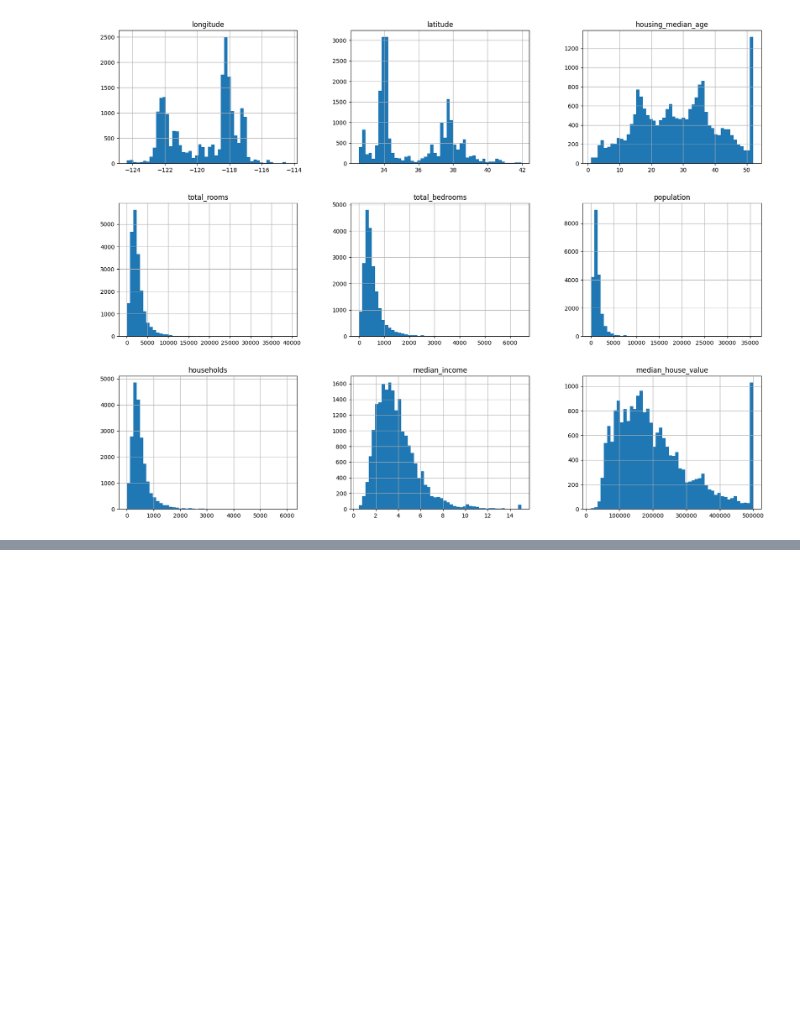
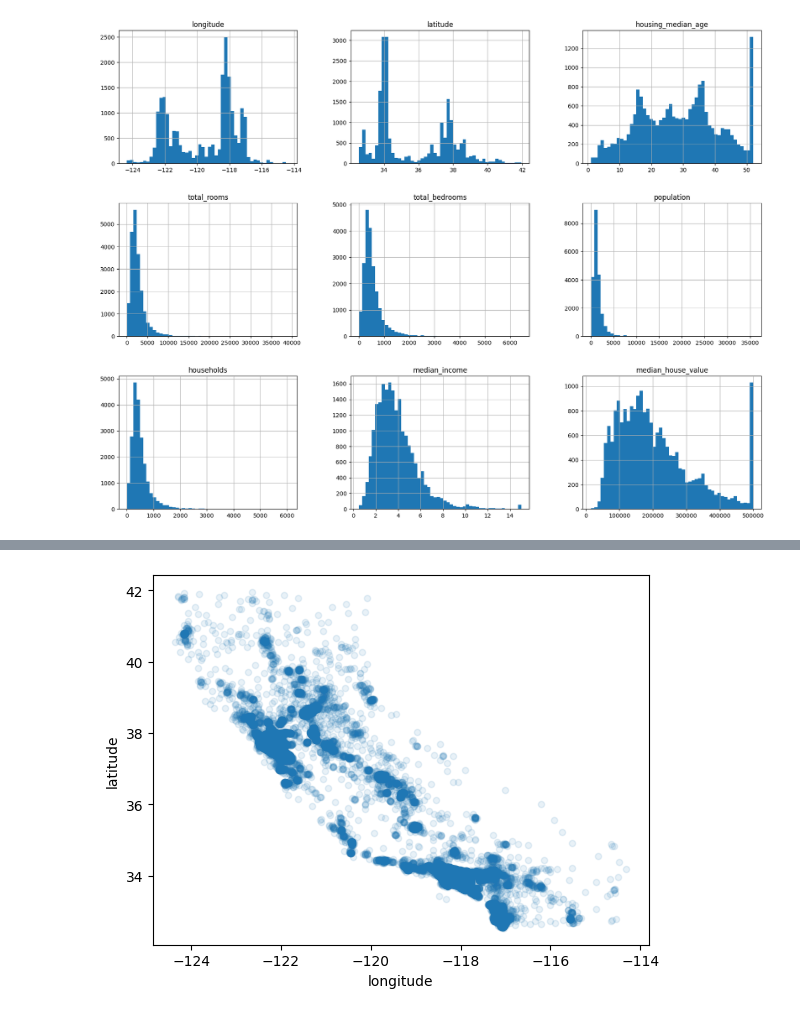
Before and after one commit to David-Maximo/handson-ml2, a Jupyter notebook: Housing.ipynb, the cells around one changed output, grey strips where cells are left out. Saved outputs shown, nothing was run; the diff lists cells and outputs as text; code cells hidden in the pictures; blank space fills up the shorter version.

Commit message:
Confirmación de respaldo
Se envía una confirmación para respaldar los cambios realizados antes de crear una nueva rama para continuar con el resto de los cambios.

```diff
--- a/Housing.ipynb
+++ b/Housing.ipynb
@@ -115,0 +355,11 @@ plt.show()
+# %%
+# Cambio de valor alfa para visualizar la concentración de puntos
+housing.plot(
+    kind='scatter',
+    x='longitude',
+    y='latitude',
+    alpha=0.1
+)
+plt.show()
+# %% [output]
+[figure, added]
```
Also changed, not shown: parts of 59 cells of this notebook.
